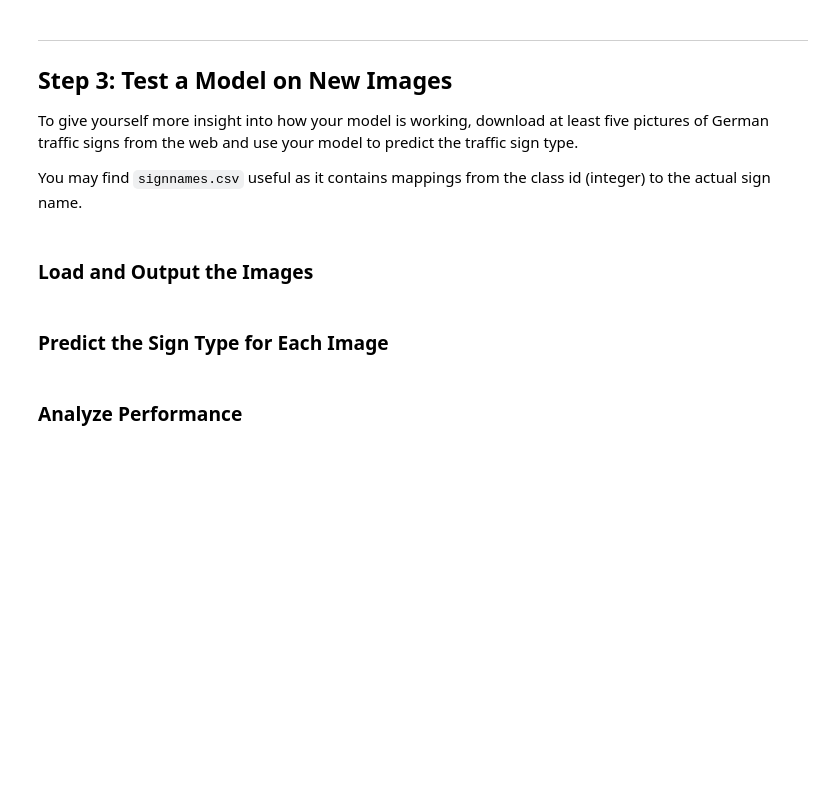
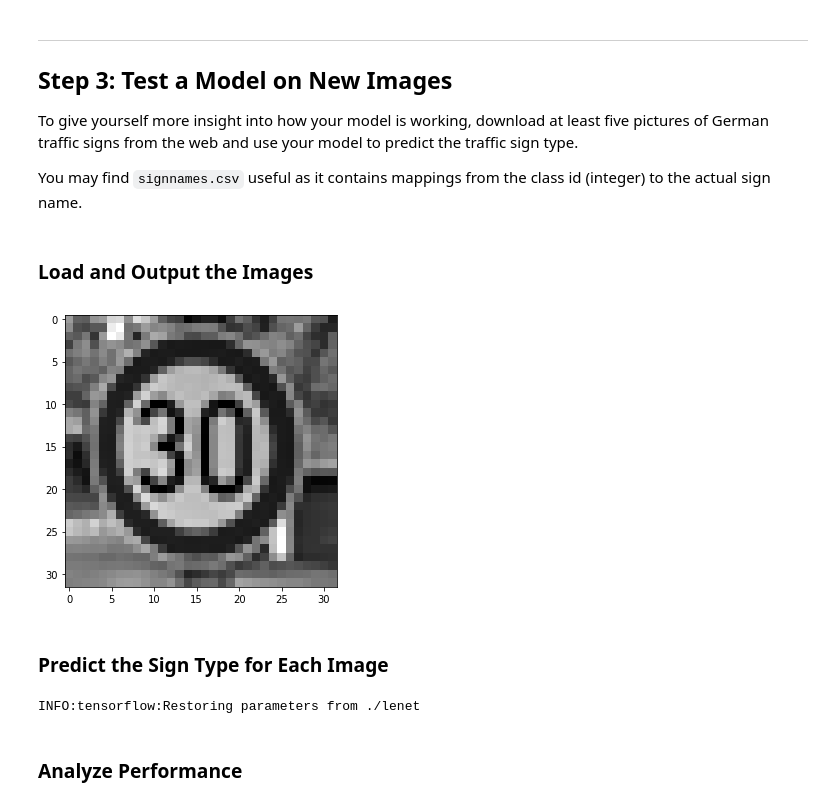
Before and after one commit to liuxin00738/CarND-Traffic-Sign-Classifier-Project, a Jupyter notebook: Traffic_Sign_Classifier.ipynb, the cells around one changed output. Saved outputs shown, nothing was run; the diff lists cells and outputs as text; code cells hidden in the pictures; blank space fills up the shorter version.

```diff
--- a/Traffic_Sign_Classifier.ipynb
+++ b/Traffic_Sign_Classifier.ipynb
@@ -355,9 +366,47 @@ You may find `signnames.csv` useful as it contains mappings from the class id (i
+# %%
+### Load the images and plot them here.
+### Feel free to use as many code cells as needed.
+# show image of 10 random data points
+import glob, os
+# read all the images and convert to gray scale
+X_test2_gray = []
+
+subplot_index =1;
+for file in glob.glob("./new_signs/*.png"):
+#for file in glob.glob("*.png"):
+    #print(file)
+    #plt.subplot(1,9,subplot_index)
+    img_x = plt.imread(file)
+    #print(img_x.shape)
+    X_test2_gray.append(color.rgb2gray(img_x).reshape(32,32,1))
+    #plt.imshow(img_x)
+    #subplot_index  +=1
+
+X_test2_gray = np.asarray(X_test2_gray)
+
+# normalized to +/- 0.5
+X_test2_gray = -0.5 + (X_test2_gray );
+plt.figure(figsize=(5,5));
+plt.imshow(X_test2_gray[subplot_index].squeeze(), cmap = "gray");
+# %% [output]
+[figure, added]
 # %% [markdown]
 ### Predict the Sign Type for Each Image
 # %%
 ### Run the predictions here and use the model to output the prediction for each image.
 ### Make sure to pre-process the images with the same pre-processing pipeline used earlier.
 ### Feel free to use as many code cells as needed.
+
+softmax_of_logits = tf.nn.softmax(logits)
+top_k = tf.nn.top_k(softmax_of_logits, k=5)
+
+with tf.Session() as sess:
+    sess.run(tf.global_variables_initializer())
+    saver3 = tf.train.import_meta_graph('./lenet.meta')
+    saver3.restore(sess, "./lenet")
+    my_top_k = sess.run(top_k, feed_dict={x: X_test2_gray, keep_prob: 1.0})
+# %% [output]
+INFO:tensorflow:Restoring parameters from ./lenet
 # %% [markdown]
 ### Analyze Performance
 # %%
```
Also changed, not shown: parts of 10 cells of this notebook, 25 other files.
